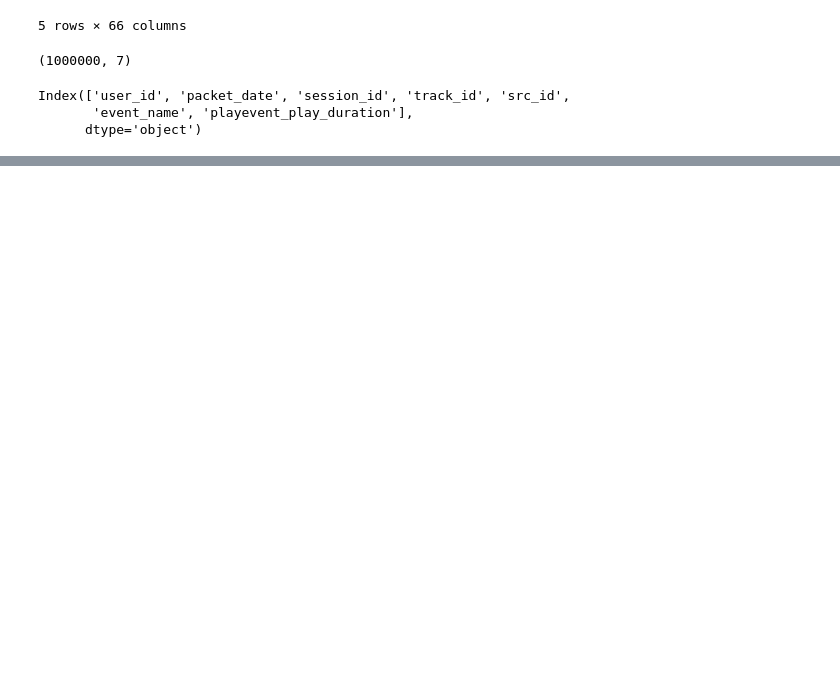
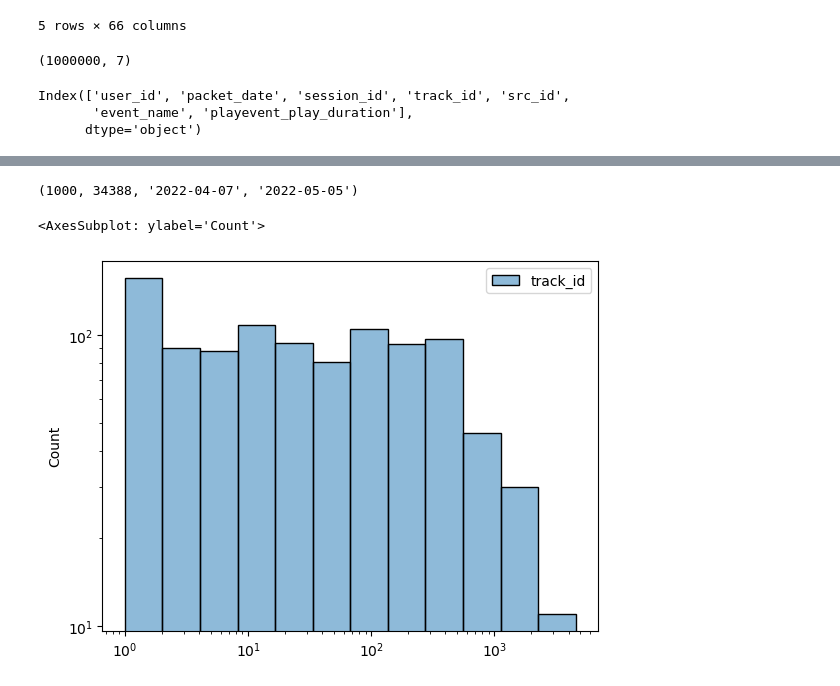
Before and after one commit to monkey0head/RePlay_cql, a Jupyter notebook: replay/models/rl/experiments/sberzvuk.ipynb, the cells around one changed output, grey strips where cells are left out. Cells and saved outputs as stored; diff of their text form; code cells hidden in the pictures; blank space fills up the shorter version.

Commit message:
support sberzvuk 1k users dataset

```diff
--- a/replay/models/rl/experiments/sberzvuk.ipynb
+++ b/replay/models/rl/experiments/sberzvuk.ipynb
@@ -181,0 +184,6 @@ ailab.sample(5)
+# %%
+from pathlib import Path
+data_path = Path.home().joinpath('data/sberzvuk/ailab_data/')
+
+clickstream = pd.read_csv(data_path.joinpath('clickstream.csv'))
+clickstream.shape
@@ -181,0 +192,4 @@ ailab.sample(5)
+# %%
+clickstream.rename(columns={
+    'playevent_play_duration': 'dur_sec', 'proc_dt': 'event_dt', 'event_nm': 'event', 'action_nm': 'action',
+}, inplace=True)
@@ -181,0 +230,5 @@ ailab.sample(5)
+# %%
+rng = np.random.default_rng(43)
+ds = clickstream
+users = rng.choice(ds.user_id.unique(), 1000)
+users.shape
@@ -181,0 +237,6 @@ ailab.sample(5)
+# %%
+%%time
+
+ds_small = ds[ds.user_id.isin(users)]
+ds_small.reset_index(drop=True, inplace=True)
+ds_small.shape
@@ -181,0 +261,11 @@ ailab.sample(5)
+# %%
+ds_small.user_id.nunique(), ds_small.track_id.nunique(), ds_small.event_dt.min(), ds_small.event_dt.max()
+# %% [output]
+(1000, 34388, '2022-04-07', '2022-05-05')
+# %%
+sns.histplot(
+    ds_small[['user_id', 'track_id']].groupby(['user_id']).aggregate(['count']), log_scale=(True, True)
+)
+# %% [output]
+<AxesSubplot: ylabel='Count'>
+[figure, added]
```
Also changed, not shown: parts of 33 cells of this notebook, 1 other file.
